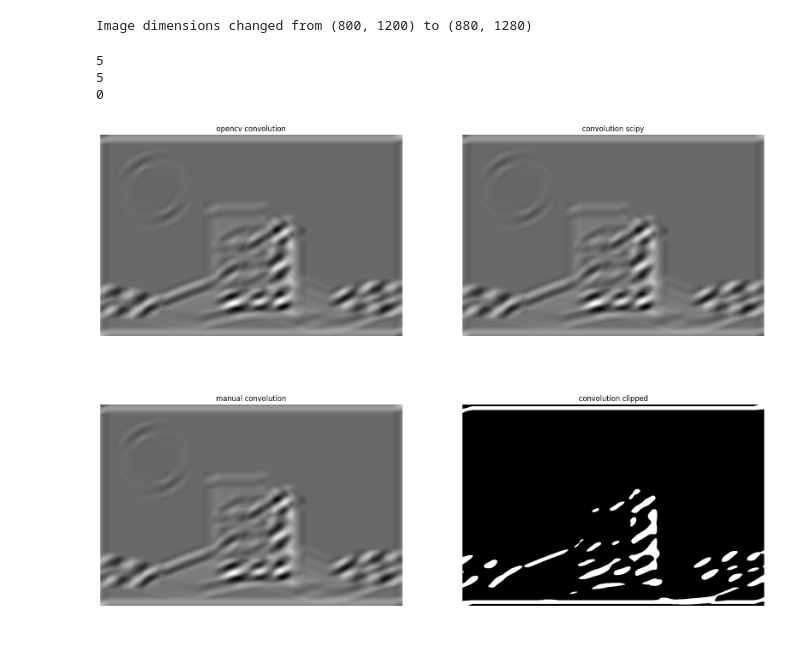
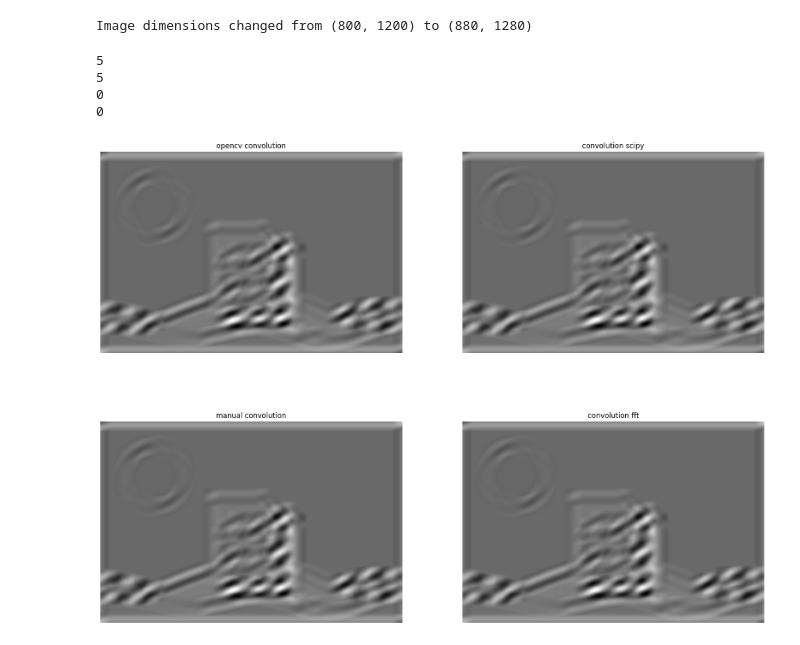
Before and after one commit to marcoabrate/wp1, a Jupyter notebook: data_allen/gabor_filter_static.ipynb, the cells around one changed output. Drawn from its saved outputs; the diff is of its cells as text; code cells hidden in the pictures.

Commit message:
fftconvolve in static filtering

```diff
--- a/data_allen/gabor_filter_static.ipynb
+++ b/data_allen/gabor_filter_static.ipynb
@@ -137,6 +137,12 @@ im_conv_scipy = scipy.ndimage.convolve(
     g,
     mode='constant',
 )
+# %%
+im_conv_scipy_fft = scipy.signal.fftconvolve(
+    (im_gray - im_gray.min()) / (im_gray.max() - im_gray.min()),
+    g,
+    mode='same',
+)
 # %%
 im_conv_norm = (255*(im_conv - im_conv.min())/(im_conv.max() - im_conv.min())).astype(np.uint8)
 im_conv_manual_norm = (255*(im_conv_manual - im_conv_manual.min())/(im_conv_manual.max() - im_conv_manual.min())).astype(np.uint8)
@@ -145,31 +152,33 @@ im_conv_scipy_norm = (255*(im_conv_scipy - im_conv_scipy.min())/(im_conv_scipy.m
 print(np.sum(im_conv_norm != im_conv_manual_norm))
 print(np.sum(im_conv_norm != im_conv_scipy_norm))
 print(np.sum(im_conv_manual_norm != im_conv_scipy_norm))
+print(np.sum(im_conv_manual_norm != im_conv_scipy_fft_norm))
 # %% [output]
 5
 5
 0
+0
 # %%
 fig, ax = plt.subplots(2, 2, figsize=(20, 15))
 ax[0,0].axis('off')
 ax[0,0].set_title("opencv convolution")
 ax[0,0].imshow(im_conv, cmap='gray')
 
 ax[0,1].axis('off')
 ax[0,1].set_title("convolution scipy")
 ax[0,1].imshow(im_conv_scipy, cmap='gray')
 
 ax[1,0].axis('off')
 ax[1,0].set_title("manual convolution")
 ax[1,0].imshow(im_conv_manual, cmap='gray')
 
 ax[1,1].axis('off')
-ax[1,1].set_title("convolution clipped")
-ax[1,1].imshow(im_conv_clip, cmap='gray')
+ax[1,1].set_title("convolution fft")
+ax[1,1].imshow(im_conv_scipy_fft, cmap='gray')
 
 plt.show()
 # %% [output]
-[figure, old version]
+[figure, new version]
 # %%
 for _, r in df_sg.sample(15).iterrows():
     ori = r['pref_ori_sg']
```
Also changed, not shown: parts of 2 cells of this notebook, 1 other file.
